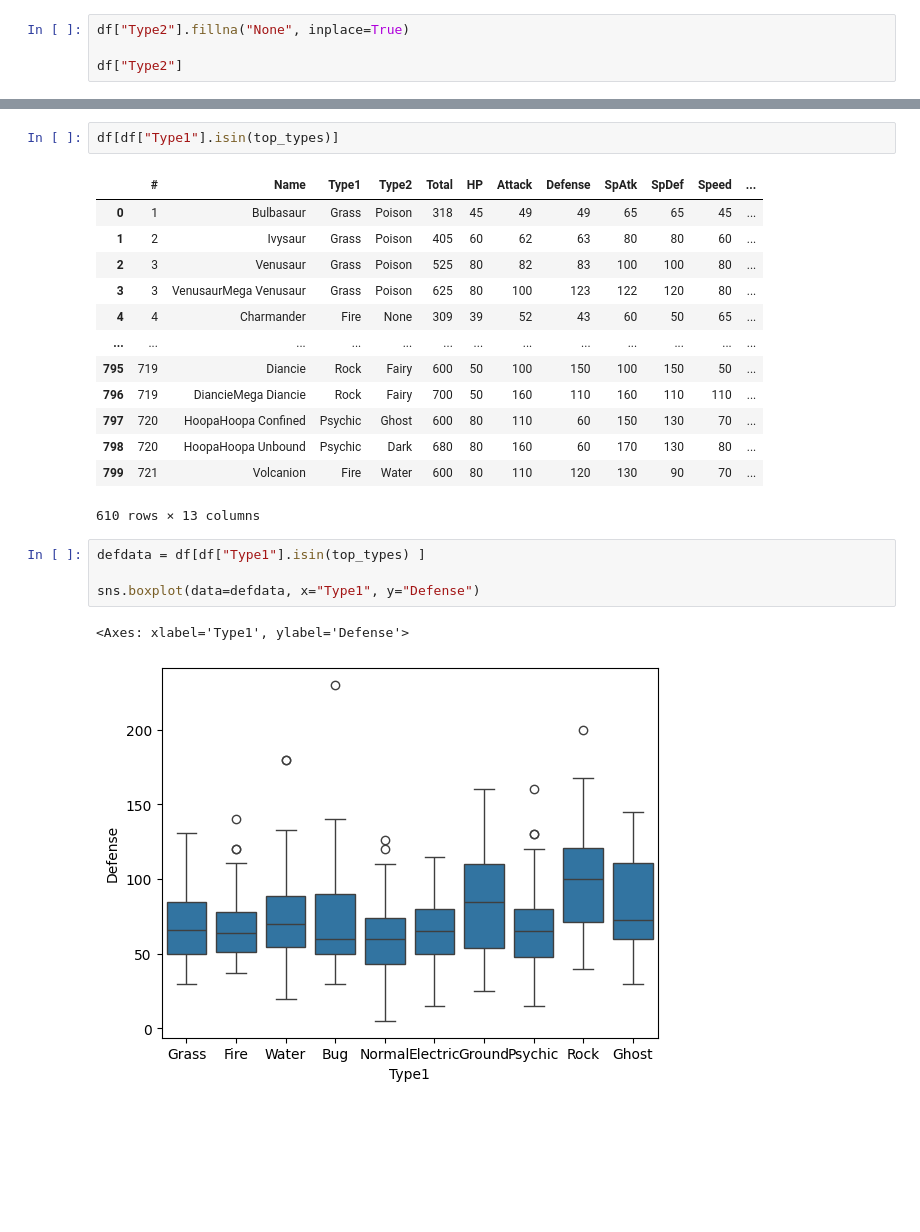
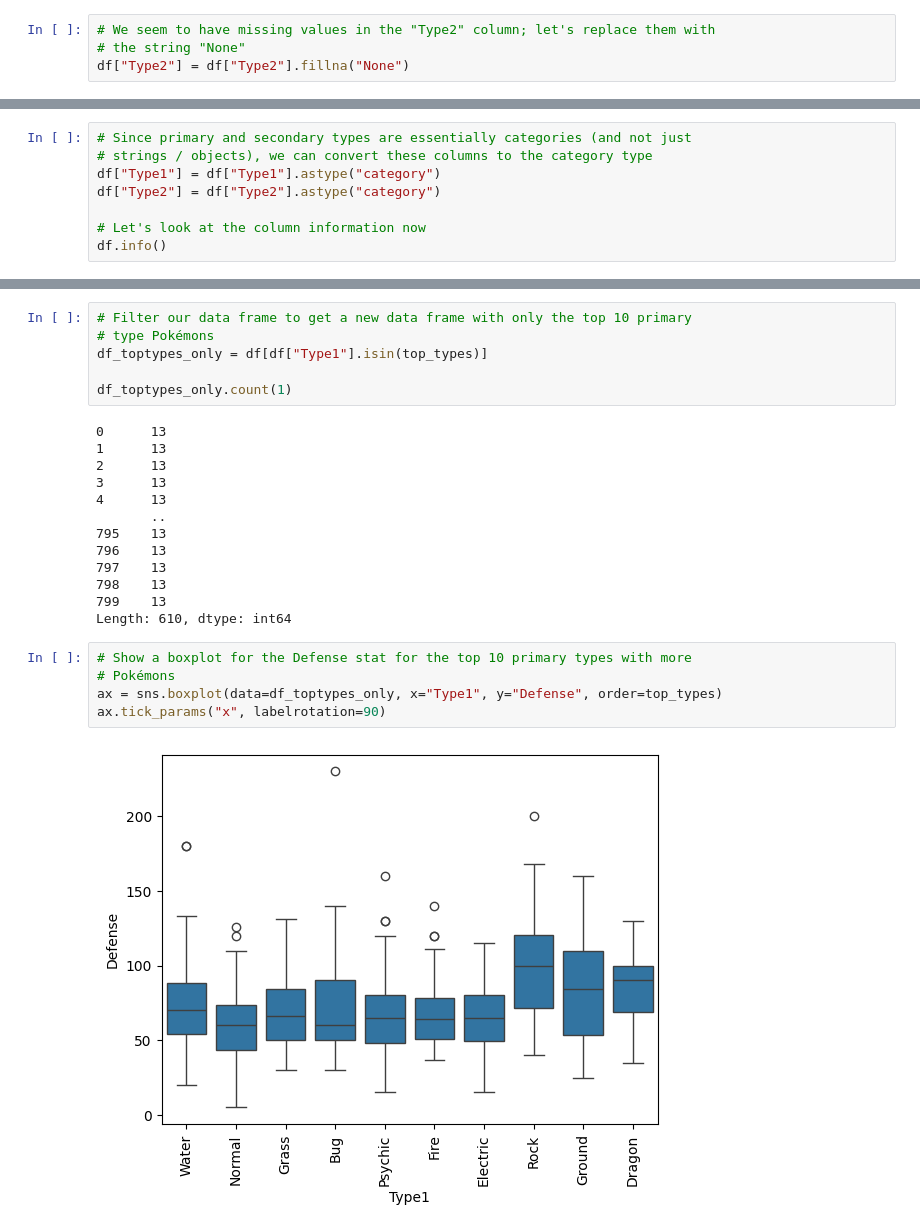
Before and after one commit to VideojogosLusofona/mlf_2025_lectures, a Jupyter notebook: lecture01/pokemons.ipynb, the cells around one changed output, grey strips where cells are left out. Drawn from its saved outputs; the diff is of its cells as text; blank space fills up the shorter version.

```diff
--- a/lecture01/pokemons.ipynb
+++ b/lecture01/pokemons.ipynb
@@ -90,6 +96,6 @@ Generation      0
 Legendary       0
 dtype: int64
 # %%
-df["Type2"].fillna("None", inplace=True)
-
-df["Type2"]
+# We seem to have missing values in the "Type2" column; let's replace them with
+# the string "None"
+df["Type2"] = df["Type2"].fillna("None")
@@ -114,0 +102,8 @@ Name: Type2, Length: 800, dtype: object
+# %%
+# Since primary and secondary types are essentially categories (and not just
+# strings / objects), we can convert these columns to the category type
+df["Type1"] = df["Type1"].astype("category")
+df["Type2"] = df["Type2"].astype("category")
+
+# Let's look at the column information now
+df.info()
@@ -210,23 +299,26 @@ Index(['Water', 'Normal', 'Grass', 'Bug', 'Psychic', 'Fire', 'Rock',
 # %%
-df[df["Type1"].isin(top_types)]
+# Filter our data frame to get a new data frame with only the top 10 primary
+# type Pokémons
+df_toptypes_only = df[df["Type1"].isin(top_types)]
+
+df_toptypes_only.count(1)
 # %% [output]
-|  | # | Name | Type1 | Type2 | Total | HP | Attack | Defense | SpAtk | SpDef | Speed | ... |
-| 0 | 1 | Bulbasaur | Grass | Poison | 318 | 45 | 49 | 49 | 65 | 65 | 45 | ... |
-| 1 | 2 | Ivysaur | Grass | Poison | 405 | 60 | 62 | 63 | 80 | 80 | 60 | ... |
-| 2 | 3 | Venusaur | Grass | Poison | 525 | 80 | 82 | 83 | 100 | 100 | 80 | ... |
-| 3 | 3 | VenusaurMega Venusaur | Grass | Poison | 625 | 80 | 100 | 123 | 122 | 120 | 80 | ... |
-| 4 | 4 | Charmander | Fire | None | 309 | 39 | 52 | 43 | 60 | 50 | 65 | ... |
-| ... | ... | ... | ... | ... | ... | ... | ... | ... | ... | ... | ... | ... |
-| 795 | 719 | Diancie | Rock | Fairy | 600 | 50 | 100 | 150 | 100 | 150 | 50 | ... |
-| 796 | 719 | DiancieMega Diancie | Rock | Fairy | 700 | 50 | 160 | 110 | 160 | 110 | 110 | ... |
-| 797 | 720 | HoopaHoopa Confined | Psychic | Ghost | 600 | 80 | 110 | 60 | 150 | 130 | 70 | ... |
-| 798 | 720 | HoopaHoopa Unbound | Psychic | Dark | 680 | 80 | 160 | 60 | 170 | 130 | 80 | ... |
-| 799 | 721 | Volcanion | Fire | Water | 600 | 80 | 110 | 120 | 130 | 90 | 70 | ... |
-610 rows × 13 columns
+0      13
+1      13
+2      13
+3      13
+4      13
+       ..
+795    13
+796    13
+797    13
+798    13
+799    13
+Length: 610, dtype: int64
 # %%
-defdata = df[df["Type1"].isin(top_types) ]
-
-sns.boxplot(data=defdata, x="Type1", y="Defense")
+# Show a boxplot for the Defense stat for the top 10 primary types with more
+# Pokémons
+ax = sns.boxplot(data=df_toptypes_only, x="Type1", y="Defense", order=top_types)
+ax.tick_params("x", labelrotation=90)
 # %% [output]
-<Axes: xlabel='Type1', ylabel='Defense'>
-[figure, old version]
+[figure, new version]
```
Also changed, not shown: parts of 18 cells of this notebook.
